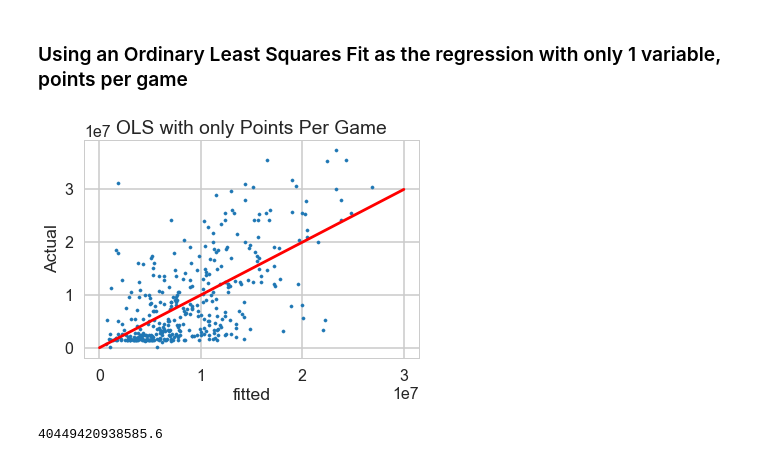
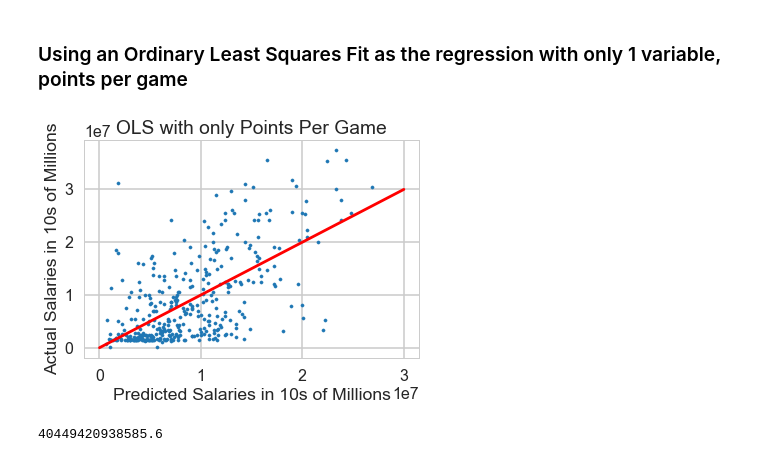
Before and after one commit to alvarojhu/Capstone1, a Jupyter notebook: Machine Learning.ipynb, the cells around one changed output. Cells and saved outputs as stored; diff of their text form; code cells hidden in the pictures.

```diff
--- a/Machine Learning.ipynb
+++ b/Machine Learning.ipynb
@@ -104,10 +108,10 @@ from statsmodels.formula.api import ols
 m1 = ols('Q("2018-19") ~ Q("PS/G")',stats2018).fit()
 # %%
 _ = plt.scatter(m1.fittedvalues, target, s = 10)
-_ = plt.xlabel('fitted')
-_ = plt.ylabel('Actual')
+_ = plt.xlabel('Predicted Salaries in 10s of Millions')
+_ = plt.ylabel('Actual Salaries in 10s of Millions')
 _ = plt.title('OLS with only Points Per Game')
 _ = plt.plot([0,3e7],[0,3e7], color = 'r')
 # %% [output]
-[figure, old version]
+[figure, new version]
 # %%
```
Also changed, not shown: parts of 98 cells of this notebook.
